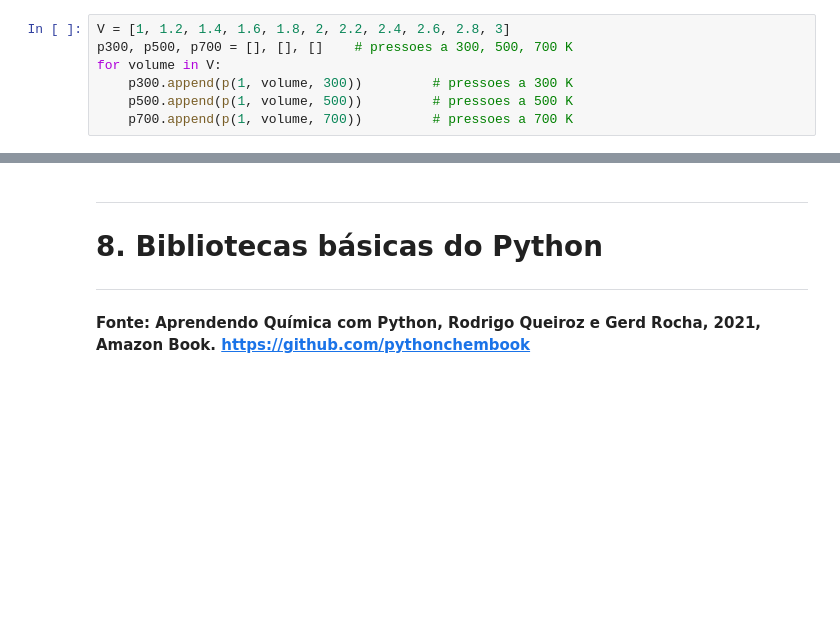
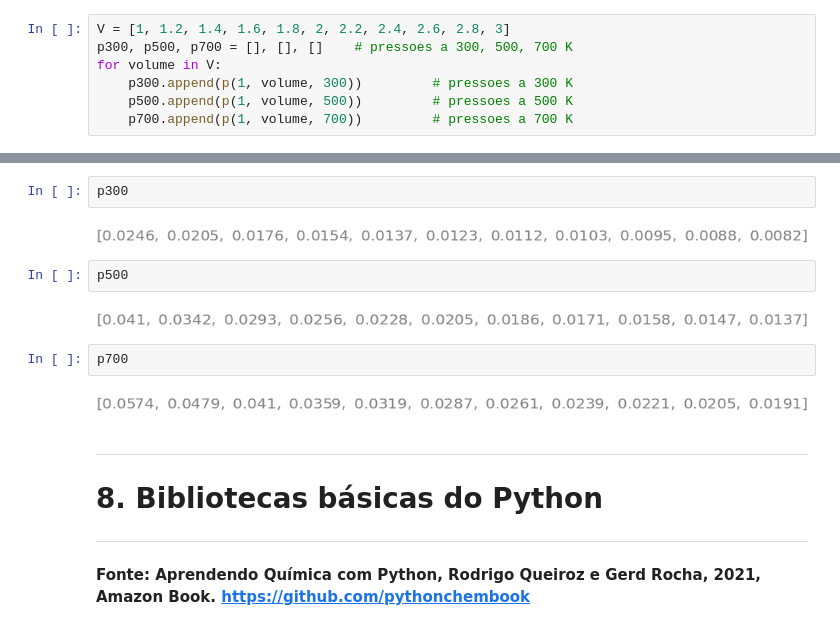
Before and after one commit to RochaGerd/Chemistry_with_Python, a Jupyter notebook: Curso_Python_Aula_01.ipynb, the cells around one changed output, grey strips where cells are left out. Drawn from its saved outputs; the diff is of its cells as text; blank space fills up the shorter version.

```diff
--- a/Curso_Python_Aula_01.ipynb
+++ b/Curso_Python_Aula_01.ipynb
@@ -1570,3 +1738,15 @@ p300[-1], p500[-1], p700[-1]     # último ponto das isotermas
+# %%
+p300
+# %% [output]
+[figure, added]
+# %%
+p500
+# %% [output]
+[figure, added]
+# %%
+p700
+# %% [output]
+[figure, added]
 # %% [markdown]
 ---
 # **8. Bibliotecas básicas do Python**
```
Also changed, not shown: parts of 76 cells of this notebook.
